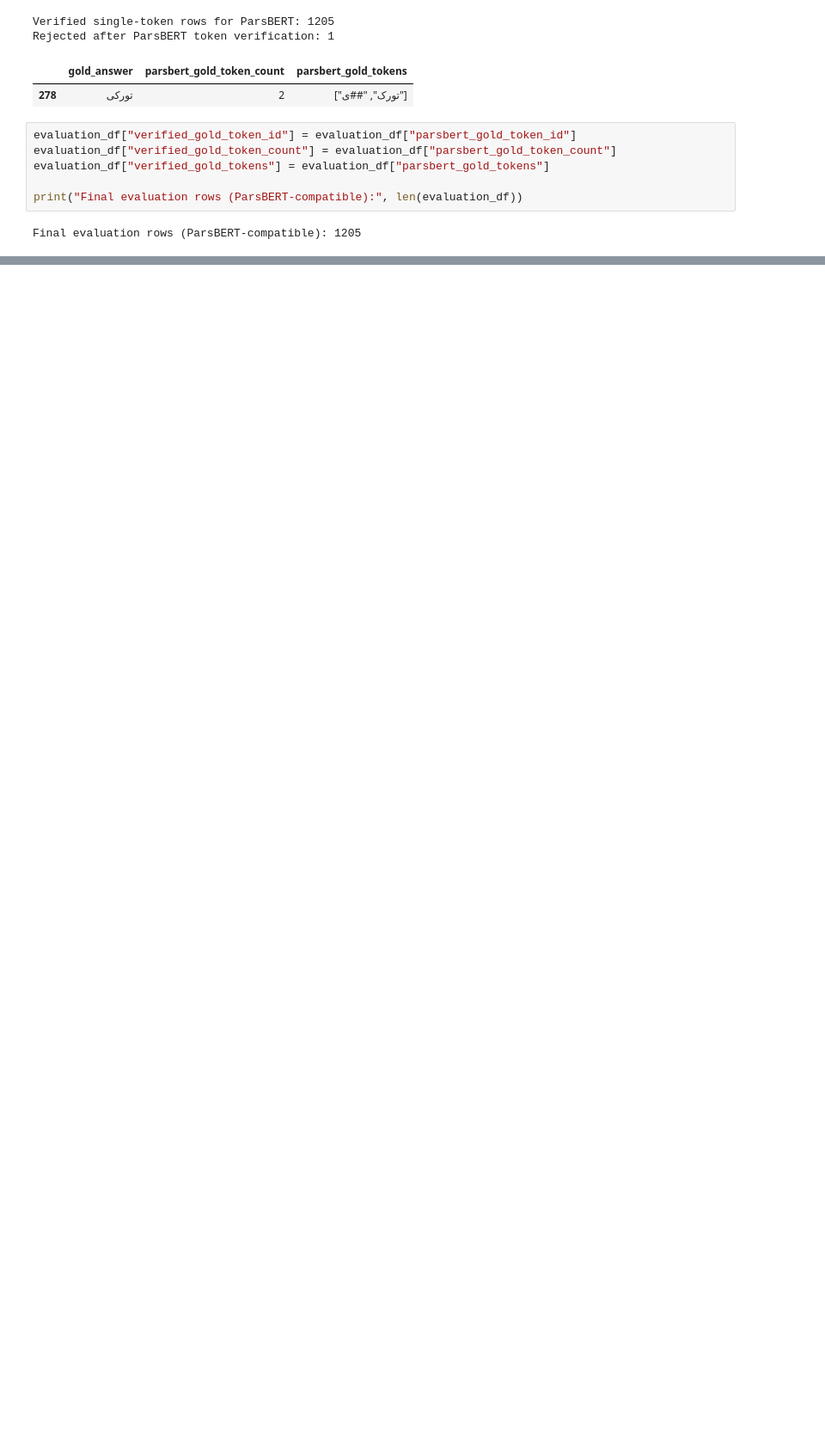
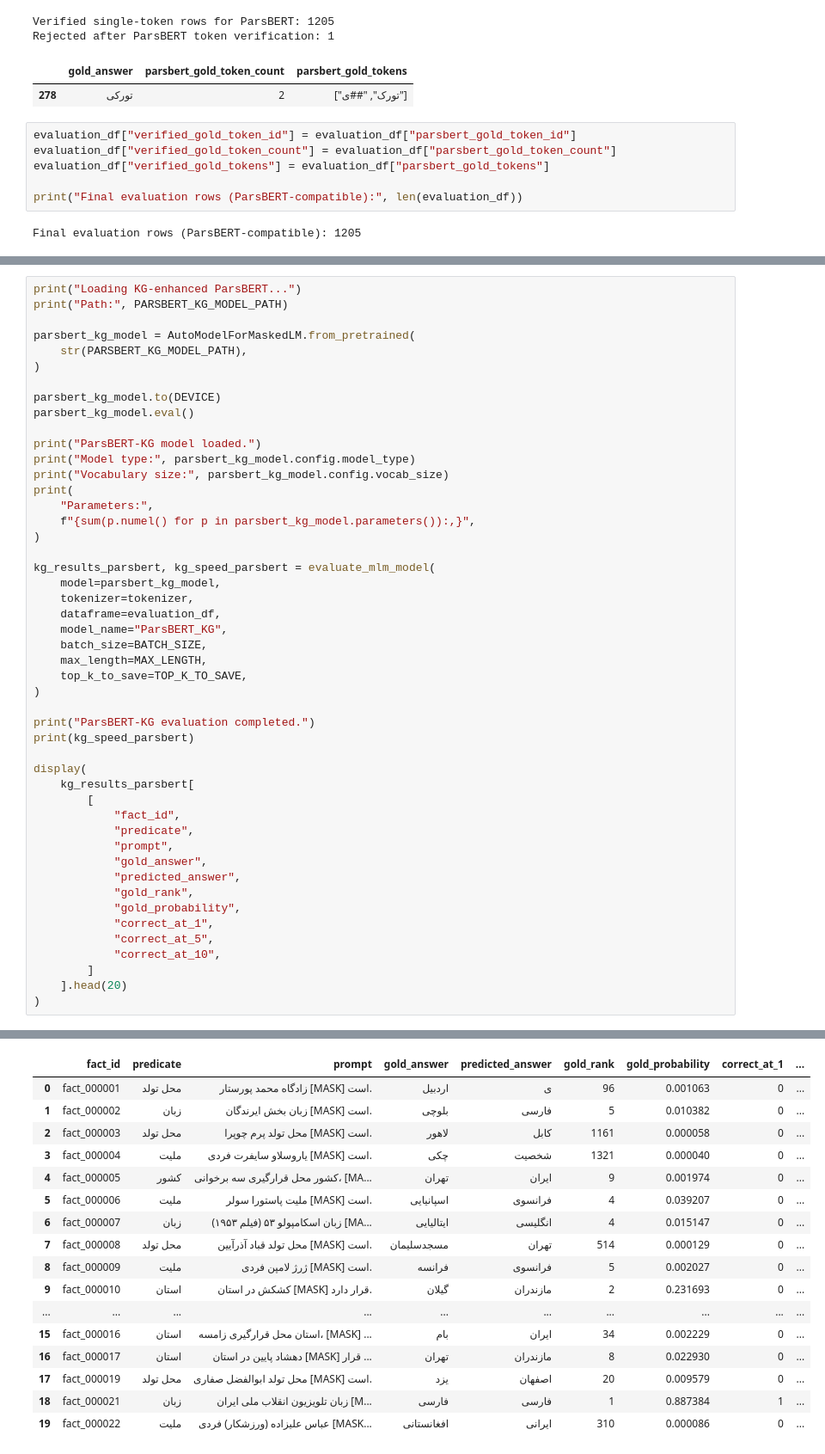
Before and after one commit to alabhastam/Powerful-Combination-of-FaBERT-and-Farsnet, a Jupyter notebook: 9-testing-parsbert.ipynb, the cells around one changed output, grey strips where cells are left out. Shown at 86% size. Drawn from its saved outputs; the diff is of its cells as text; blank space fills up the shorter version.

```diff
--- a/9-testing-parsbert.ipynb
+++ b/9-testing-parsbert.ipynb
@@ -308,0 +630,49 @@ Final evaluation rows (ParsBERT-compatible): 1205
+# %%
+print("Loading KG-enhanced ParsBERT...")
+print("Path:", PARSBERT_KG_MODEL_PATH)
+
+parsbert_kg_model = AutoModelForMaskedLM.from_pretrained(
+    str(PARSBERT_KG_MODEL_PATH),
+)
+
+parsbert_kg_model.to(DEVICE)
+parsbert_kg_model.eval()
+
+print("ParsBERT-KG model loaded.")
+print("Model type:", parsbert_kg_model.config.model_type)
+print("Vocabulary size:", parsbert_kg_model.config.vocab_size)
+print(
+    "Parameters:",
+    f"{sum(p.numel() for p in parsbert_kg_model.parameters()):,}",
+)
+
+kg_results_parsbert, kg_speed_parsbert = evaluate_mlm_model(
+    model=parsbert_kg_model,
+    tokenizer=tokenizer,
+    dataframe=evaluation_df,
+    model_name="ParsBERT_KG",
+    batch_size=BATCH_SIZE,
+    max_length=MAX_LENGTH,
+    top_k_to_save=TOP_K_TO_SAVE,
+)
+
+print("ParsBERT-KG evaluation completed.")
+print(kg_speed_parsbert)
+
+display(
+    kg_results_parsbert[
+        [
+            "fact_id",
+            "predicate",
+            "prompt",
+            "gold_answer",
+            "predicted_answer",
+            "gold_rank",
+            "gold_probability",
+            "correct_at_1",
+            "correct_at_5",
+            "correct_at_10",
+        ]
+    ].head(20)
+)
+# %% [output]
@@ -308,0 +689,17 @@ Final evaluation rows (ParsBERT-compatible): 1205
+|  | fact_id | predicate | prompt | gold_answer | predicted_answer | gold_rank | gold_probability | correct_at_1 | ... |
+| 0 | fact_000001 | محل تولد | زادگاه محمد پورستار [MASK] است. | اردبیل | ی | 96 | 0.001063 | 0 | ... |
+| 1 | fact_000002 | زبان | زبان بخش ایرندگان [MASK] است. | بلوچی | فارسی | 5 | 0.010382 | 0 | ... |
+| 2 | fact_000003 | محل تولد | محل تولد پرم چوپرا [MASK] است. | لاهور | کابل | 1161 | 0.000058 | 0 | ... |
+| 3 | fact_000004 | ملیت | یاروسلاو سایفرت فردی [MASK] است. | چکی | شخصیت | 1321 | 0.000040 | 0 | ... |
+| 4 | fact_000005 | کشور | کشور محل قرارگیری سه برخوانی، [MA... | تهران | ایران | 9 | 0.001974 | 0 | ... |
+| 5 | fact_000006 | ملیت | ملیت پاستورا سولر [MASK] است. | اسپانیایی | فرانسوی | 4 | 0.039207 | 0 | ... |
+| 6 | fact_000007 | زبان | زبان اسکامپولو ۵۳ (فیلم ۱۹۵۳) [MA... | ایتالیایی | انگلیسی | 4 | 0.015147 | 0 | ... |
+| 7 | fact_000008 | محل تولد | محل تولد قباد آذرآیین [MASK] است. | مسجدسلیمان | تهران | 514 | 0.000129 | 0 | ... |
+| 8 | fact_000009 | ملیت | ژرژ لامپن فردی [MASK] است. | فرانسه | فرانسوی | 5 | 0.002027 | 0 | ... |
+| 9 | fact_000010 | استان | کشکش در استان [MASK] قرار دارد. | گیلان | مازندران | 2 | 0.231693 | 0 | ... |
+| ... | ... | ... | ... | ... | ... | ... | ... | ... | ... |
+| 15 | fact_000016 | استان | استان محل قرارگیری زامسه، [MASK] ... | بام | ایران | 34 | 0.002229 | 0 | ... |
+| 16 | fact_000017 | استان | دهشاد پایین در استان [MASK] قرار ... | تهران | مازندران | 8 | 0.022930 | 0 | ... |
+| 17 | fact_000019 | محل تولد | محل تولد ابوالفضل صفاری [MASK] است. | یزد | اصفهان | 20 | 0.009579 | 0 | ... |
+| 18 | fact_000021 | زبان | زبان تلویزیون انقلاب ملی ایران [M... | فارسی | فارسی | 1 | 0.887384 | 1 | ... |
+| 19 | fact_000022 | ملیت | عباس علیزاده (ورزشکار) فردی [MASK... | افغانستانی | ایرانی | 310 | 0.000086 | 0 | ... |
```
Also changed, not shown: parts of 7 cells of this notebook.
